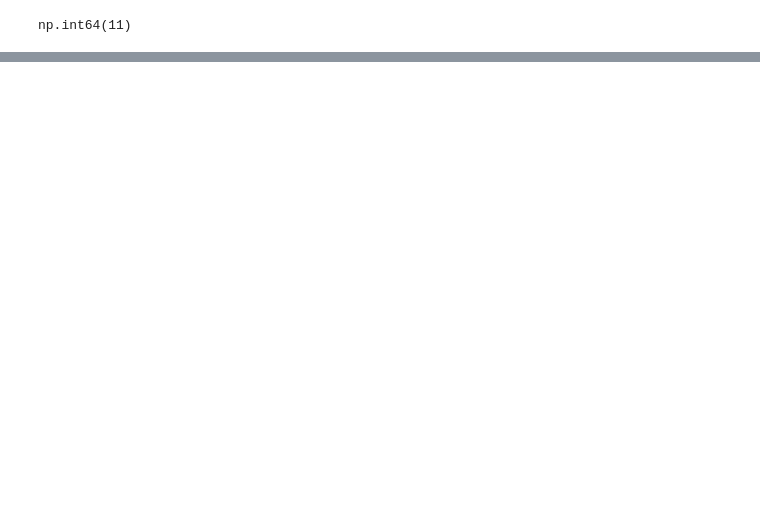
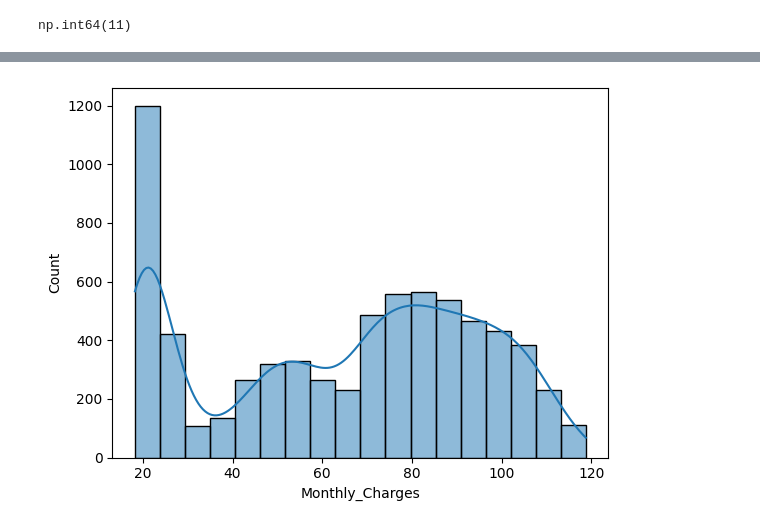
Before and after one commit to puruasthana20/apexplanet-data-analytics, a Jupyter notebook: notebooks/task1_eda.ipynb, the cells around one changed output, grey strips where cells are left out. Cells and saved outputs as stored; diff of their text form; code cells hidden in the pictures; blank space fills up the shorter version.

```diff
--- a/notebooks/task1_eda.ipynb
+++ b/notebooks/task1_eda.ipynb
@@ -185,0 +203,9 @@ df["Total_Charges"] = df["Total_Charges"].fillna(
+# %%
+sns.histplot(
+    df["Monthly_Charges"],
+    kde=True
+)
+
+plt.show()
+# %% [output]
+[figure, added]
```
Also changed, not shown: parts of 9 cells of this notebook, 8 other files.
